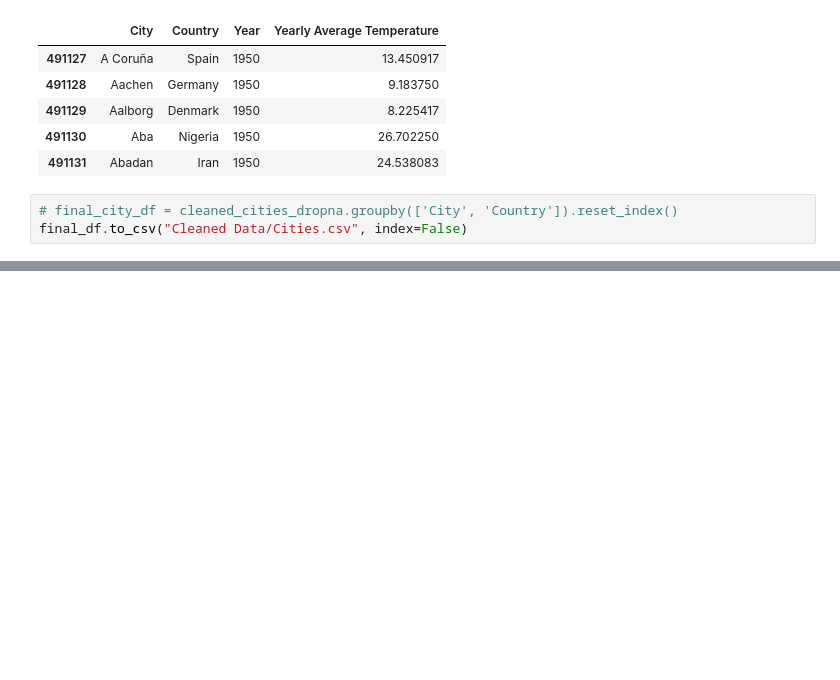
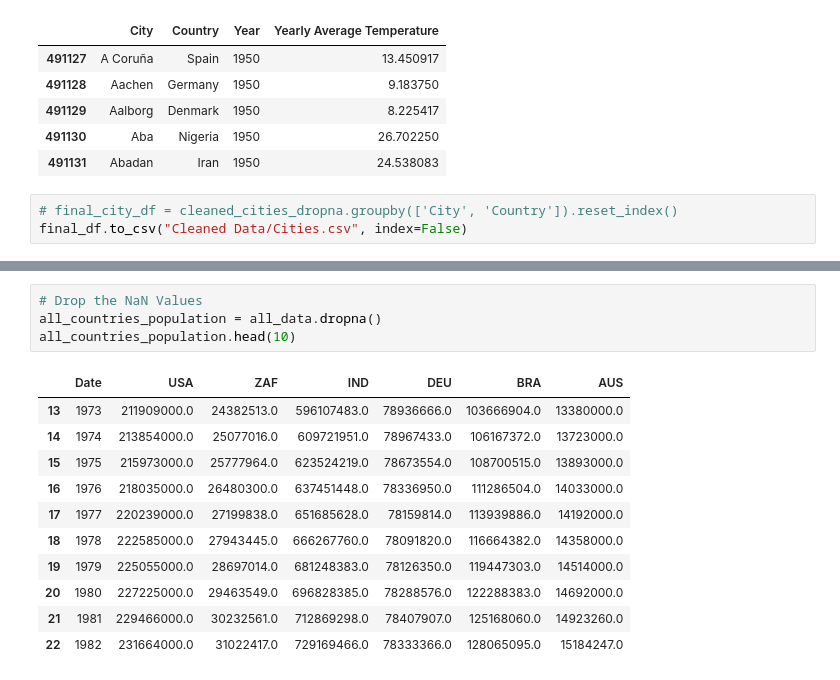
Before and after one commit to Sophiatun/Climate_Change_Analysis, a Jupyter notebook: COMPILED.ipynb, the cells around one changed output, grey strips where cells are left out. Drawn from its saved outputs; the diff is of its cells as text; blank space fills up the shorter version.

```diff
--- a/COMPILED.ipynb
+++ b/COMPILED.ipynb
@@ -484,0 +534,16 @@ final_df.to_csv("Cleaned Data/Cities.csv", index=False)
+# %%
+# Drop the NaN Values
+all_countries_population = all_data.dropna()
+all_countries_population.head(10)
+# %% [output]
+|  | Date | USA | ZAF | IND | DEU | BRA | AUS |
+| 13 | 1973 | 211909000.0 | 24382513.0 | 596107483.0 | 78936666.0 | 103666904.0 | 13380000.0 |
+| 14 | 1974 | 213854000.0 | 25077016.0 | 609721951.0 | 78967433.0 | 106167372.0 | 13723000.0 |
+| 15 | 1975 | 215973000.0 | 25777964.0 | 623524219.0 | 78673554.0 | 108700515.0 | 13893000.0 |
+| 16 | 1976 | 218035000.0 | 26480300.0 | 637451448.0 | 78336950.0 | 111286504.0 | 14033000.0 |
+| 17 | 1977 | 220239000.0 | 27199838.0 | 651685628.0 | 78159814.0 | 113939886.0 | 14192000.0 |
+| 18 | 1978 | 222585000.0 | 27943445.0 | 666267760.0 | 78091820.0 | 116664382.0 | 14358000.0 |
+| 19 | 1979 | 225055000.0 | 28697014.0 | 681248383.0 | 78126350.0 | 119447303.0 | 14514000.0 |
+| 20 | 1980 | 227225000.0 | 29463549.0 | 696828385.0 | 78288576.0 | 122288383.0 | 14692000.0 |
+| 21 | 1981 | 229466000.0 | 30232561.0 | 712869298.0 | 78407907.0 | 125168060.0 | 14923260.0 |
+| 22 | 1982 | 231664000.0 | 31022417.0 | 729169466.0 | 78333366.0 | 128065095.0 | 15184247.0 |
```
Also changed, not shown: parts of 3 cells of this notebook, 1 other file.
